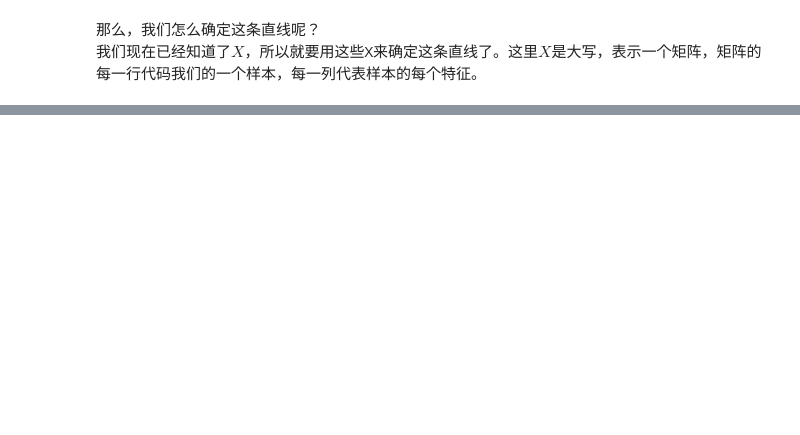
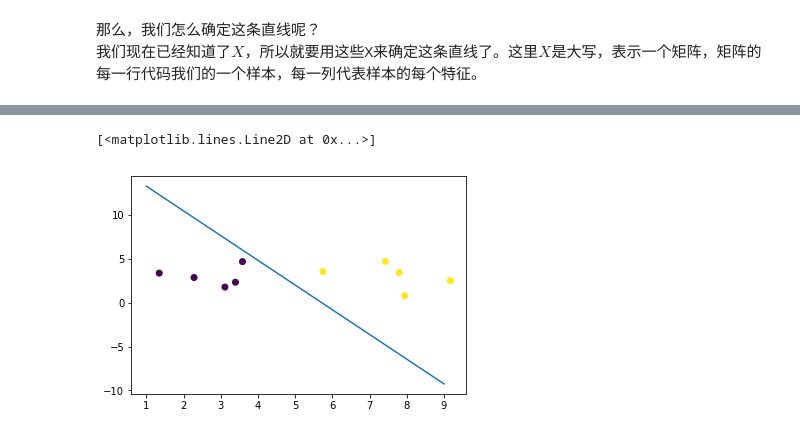
Before and after one commit to ANGDL/statistical-learning-method, a Jupyter notebook: 1. 感知机/perceptron.ipynb, the cells around one changed output, grey strips where cells are left out. Saved outputs shown, nothing was run; the diff lists cells and outputs as text; code cells hidden in the pictures; blank space fills up the shorter version.

```diff
--- a/1. 感知机/perceptron.ipynb
+++ b/1. 感知机/perceptron.ipynb
@@ -77,0 +184,36 @@ $$
+# %%
+# 2.定义损失函数
+def loss_func(w, b):
+    loss = 0
+    for xi, yi in zip(X, y):
+        y_hat = sign(xi, w, b)
+        if yi != y_hat:
+            loss += yi * (xi.dot(w) + b)
+    return -loss
+# %%
+def train(X, y, eta=1e-1, epoch=100):
+    w_list = []
+    b_list = []
+    loss_list = []
+    # 1.随机生成w和b的初始值
+    w = np.zeros_like(X[0], dtype=np.float32)
+    b = 0
+
+    for e in range(epoch):
+        for xi, yi in zip(X, y):
+            w_list.append(list(w))
+            b_list.append(b)
+            if yi * (xi.dot(w) + b) <= 0:
+                w += eta * yi * xi
+                b += eta * yi
+
+        loss = loss_func(w, b)
+        print('epoch {}: loos={}'.format(e+1, loss))
+
+        loss_list.append(loss)
+        if loss == 0:
+            break
+
+    return w_list, b_list, loss_list
+# %%
+w_list, b_list, loss_list = train(X, y, eta=1e-1)
@@ -77,0 +229,10 @@ $$
+# %%
+line_x0 = [1, 9]
+line_x1_list = [((-bi-wi0*(9))/ wi1, (1*wi0-bi) / wi1) for (wi0, wi1), bi in zip(w_list, b_list)]
+# %%
+%matplotlib inline
+plt.scatter(X[:, 0], X[:, 1], marker='o', c=y)
+plt.plot(line_x0, line_x1_list[-1])
+# %% [output]
+[<matplotlib.lines.Line2D at 0x...>]
+[figure, added]
```
Also changed, not shown: parts of 29 cells of this notebook, 1 other file.
